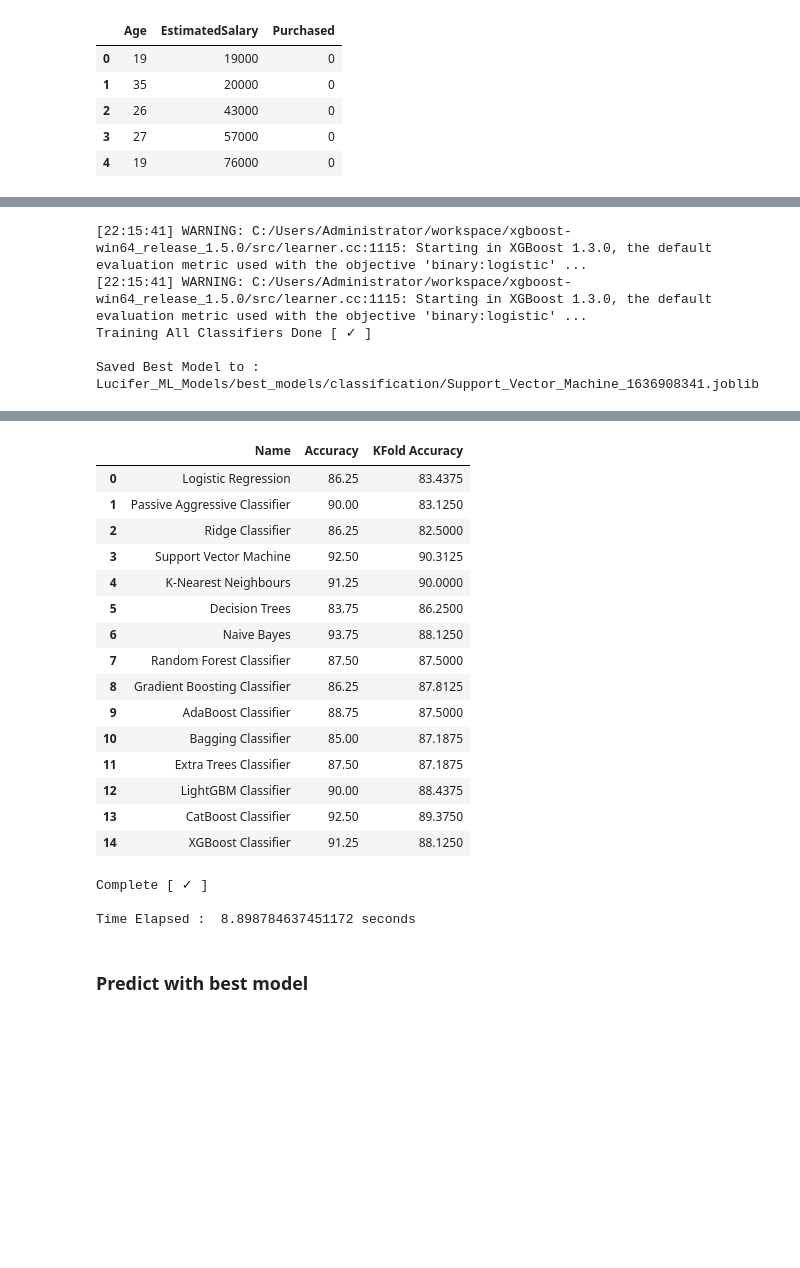
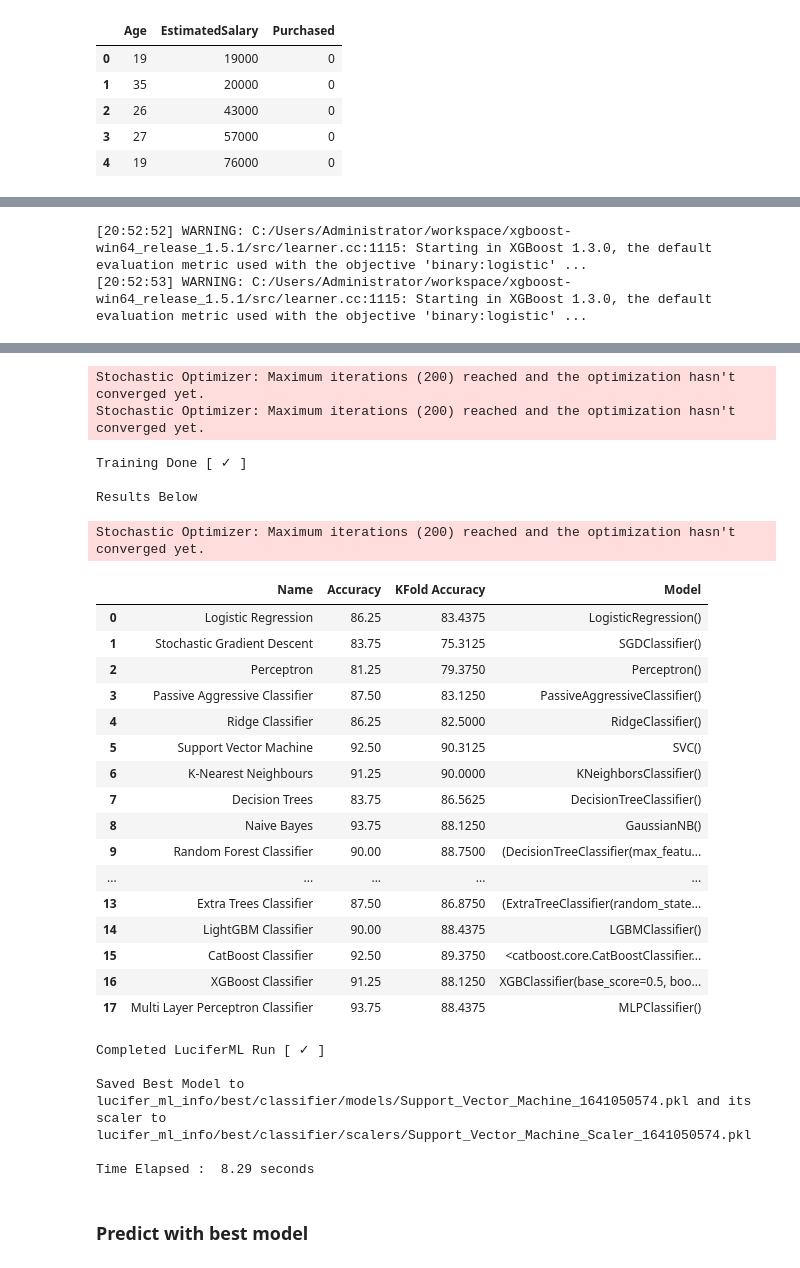
Before and after one commit to d4rk-lucif3r/LuciferML, a Jupyter notebook: examples/example.ipynb, the cells around one changed output, grey strips where cells are left out. Saved outputs shown, nothing was run; the diff lists cells and outputs as text; code cells hidden in the pictures; blank space fills up the shorter version.

```diff
--- a/examples/example.ipynb
+++ b/examples/example.ipynb
@@ -143,15 +153,10 @@ X = dataset.iloc[:, :-1]
 y = dataset.iloc[:, -1]
 # %%
 classifier = Classification(
-    predictor='all',
-    params= {},
+    predictor=['all'],
     cv_folds=2,
-    epochs=10,
-    exclude_models=[
-        "sgd",
-        "perc",
-        "ann",
-    ]
+    # tune=True,
+    optuna_n_trials=2,
 )
 classifier.fit(X, y)
 # %% [output]
@@ -176,5 +180,2 @@ Training All Classifiers [*]
-[22:15:41] WARNING: C:/Users/Administrator/workspace/xgboost-win64_release_1.5.0/src/learner.cc:1115: Starting in XGBoost 1.3.0, the default evaluation metric used with the objective 'binary:logistic' ...
-[22:15:41] WARNING: C:/Users/Administrator/workspace/xgboost-win64_release_1.5.0/src/learner.cc:1115: Starting in XGBoost 1.3.0, the default evaluation metric used with the objective 'binary:logistic' ...
-Training All Classifiers Done [ ✓ ]
-
-Saved Best Model to :  Lucifer_ML_Models/best_models/classification/Support_Vector_Machine_1636908341.joblib
+[20:52:52] WARNING: C:/Users/Administrator/workspace/xgboost-win64_release_1.5.1/src/learner.cc:1115: Starting in XGBoost 1.3.0, the default evaluation metric used with the objective 'binary:logistic' ...
+[20:52:53] WARNING: C:/Users/Administrator/workspace/xgboost-win64_release_1.5.1/src/learner.cc:1115: Starting in XGBoost 1.3.0, the default evaluation metric used with the objective 'binary:logistic' ...
@@ -181,22 +184,31 @@ Saved Best Model to :  Lucifer_ML_Models/best_models/classification/Support_Vect
+Stochastic Optimizer: Maximum iterations (200) reached and the optimization hasn't converged yet.
+Stochastic Optimizer: Maximum iterations (200) reached and the optimization hasn't converged yet.
+Training Done [ ✓ ]
+
+Results Below
+Stochastic Optimizer: Maximum iterations (200) reached and the optimization hasn't converged yet.
-|  | Name | Accuracy | KFold Accuracy |
-| 0 | Logistic Regression | 86.25 | 83.4375 |
-| 1 | Passive Aggressive Classifier | 90.00 | 83.1250 |
-| 2 | Ridge Classifier | 86.25 | 82.5000 |
-| 3 | Support Vector Machine | 92.50 | 90.3125 |
-| 4 | K-Nearest Neighbours | 91.25 | 90.0000 |
-| 5 | Decision Trees | 83.75 | 86.2500 |
-| 6 | Naive Bayes | 93.75 | 88.1250 |
-| 7 | Random Forest Classifier | 87.50 | 87.5000 |
-| 8 | Gradient Boosting Classifier | 86.25 | 87.8125 |
-| 9 | AdaBoost Classifier | 88.75 | 87.5000 |
-| 10 | Bagging Classifier | 85.00 | 87.1875 |
-| 11 | Extra Trees Classifier | 87.50 | 87.1875 |
-| 12 | LightGBM Classifier | 90.00 | 88.4375 |
-| 13 | CatBoost Classifier | 92.50 | 89.3750 |
-| 14 | XGBoost Classifier | 91.25 | 88.1250 |
+|  | Name | Accuracy | KFold Accuracy | Model |
+| 0 | Logistic Regression | 86.25 | 83.4375 | LogisticRegression() |
+| 1 | Stochastic Gradient Descent | 83.75 | 75.3125 | SGDClassifier() |
+| 2 | Perceptron | 81.25 | 79.3750 | Perceptron() |
+| 3 | Passive Aggressive Classifier | 87.50 | 83.1250 | PassiveAggressiveClassifier() |
+| 4 | Ridge Classifier | 86.25 | 82.5000 | RidgeClassifier() |
+| 5 | Support Vector Machine | 92.50 | 90.3125 | SVC() |
+| 6 | K-Nearest Neighbours | 91.25 | 90.0000 | KNeighborsClassifier() |
+| 7 | Decision Trees | 83.75 | 86.5625 | DecisionTreeClassifier() |
+| 8 | Naive Bayes | 93.75 | 88.1250 | GaussianNB() |
+| 9 | Random Forest Classifier | 90.00 | 88.7500 | (DecisionTreeClassifier(max_featu... |
+| ... | ... | ... | ... | ... |
+| 13 | Extra Trees Classifier | 87.50 | 86.8750 | (ExtraTreeClassifier(random_state... |
+| 14 | LightGBM Classifier | 90.00 | 88.4375 | LGBMClassifier() |
+| 15 | CatBoost Classifier | 92.50 | 89.3750 | <catboost.core.CatBoostClassifier... |
+| 16 | XGBoost Classifier | 91.25 | 88.1250 | XGBClassifier(base_score=0.5, boo... |
+| 17 | Multi Layer Perceptron Classifier | 93.75 | 88.4375 | MLPClassifier() |
-Complete [ ✓ ]
-
-Time Elapsed :  8.898784637451172 seconds
+Completed LuciferML Run [ ✓ ]
+
+Saved Best Model to lucifer_ml_info/best/classifier/models/Support_Vector_Machine_1641050574.pkl and its scaler to lucifer_ml_info/best/classifier/scalers/Support_Vector_Machine_Scaler_1641050574.pkl
+
+Time Elapsed :  8.29 seconds
 # %%
 pred = [19,19000]
 # %% [markdown]
```
Also changed, not shown: parts of 7 cells of this notebook.
